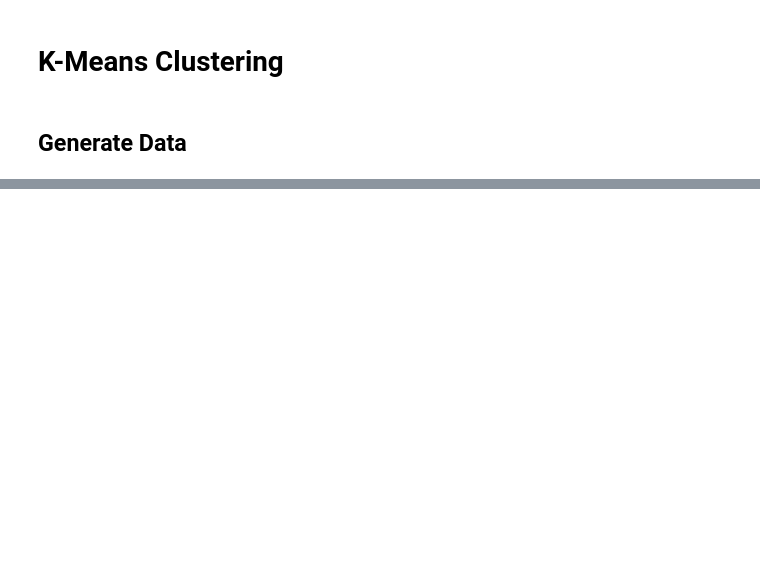
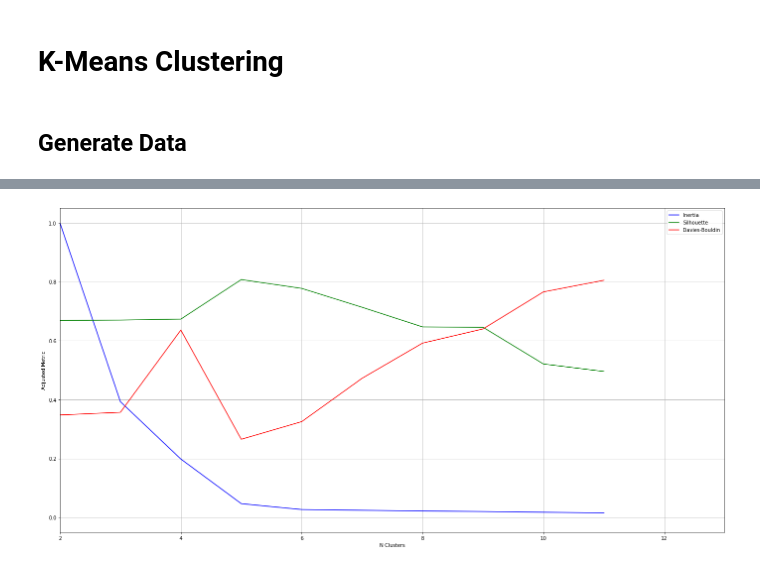
Before and after one commit to MSU-PHY-959-2021/Shared-Code, a Jupyter notebook: ClassDiscussions/k-Means_Clustering.ipynb, the cells around one changed output, grey strips where cells are left out. Saved outputs shown, nothing was run; the diff lists cells and outputs as text; code cells hidden in the pictures; blank space fills up the shorter version.

```diff
--- a/ClassDiscussions/k-Means_Clustering.ipynb
+++ b/ClassDiscussions/k-Means_Clustering.ipynb
@@ -77,0 +116,31 @@ for i in range(L):
+# %%
+nClust_max = 2*nClustersTrue
+cost = np.zeros((nClust_max,3)) #Custering cost
+
+maxInertia = 1
+for iclust in range(2,nClust_max):
+
+    #Randomly Initialize the Clusters
+    # Default number of averaged iterations is 10
+    km = KMeans(n_clusters=iclust).fit(X)
+    labels = km.predict(X)
+    maxInertia = np.maximum(maxInertia,km.inertia_)
+    cost[iclust,0] = km.inertia_/maxInertia #normalize to max=1 so that we can be on the same plot
+    cost[iclust,1] = metrics.silhouette_score(X,labels) #larger is better!
+    cost[iclust,2] = metrics.davies_bouldin_score(X,labels) #lower is better!
+
+    if True:
+        clear_output(wait=True)
+        plt.figure(101,figsize=(24,12))
+        plt.plot(cost[:,0],'b-',label = 'Inertia')
+        plt.plot(cost[:,1],'g-',label = 'Silhouette')
+        plt.plot(cost[:,2],'r-',label = 'Davies-Bouldin')
+        plt.xlim(2,iclust+2)
+        plt.xlabel("N Clusters")
+        plt.ylabel("Adjusted Metric")
+        plt.legend()
+        plt.grid(True)
+
+        plt.show()
+# %% [output]
+[figure, added]
```
Also changed, not shown: parts of 6 cells of this notebook, 1 other file.
